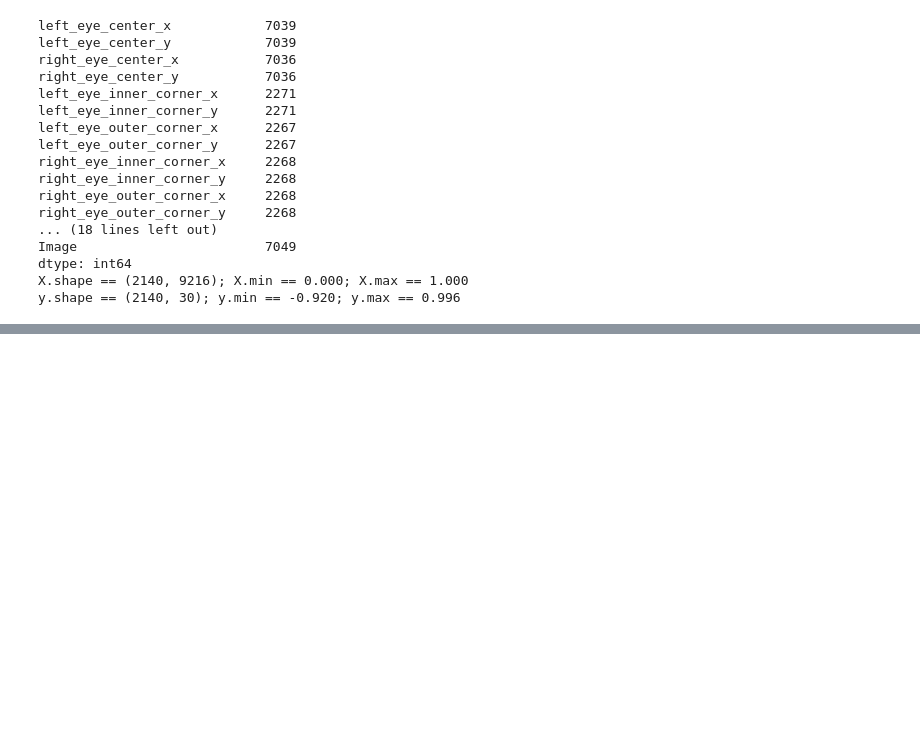
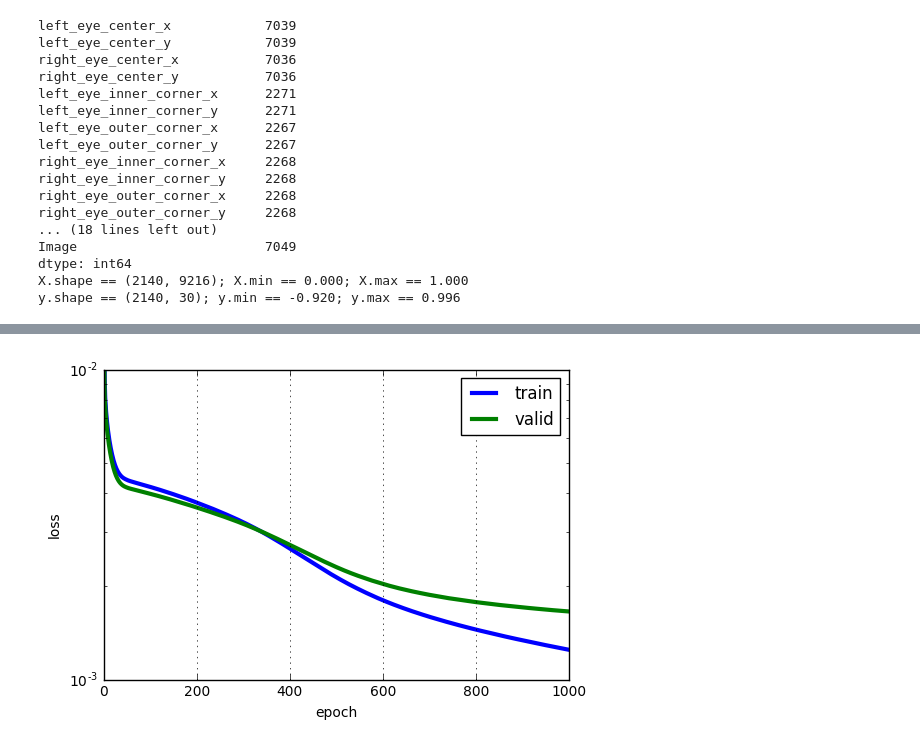
Before and after one commit to tingwenbao/Facial_KeyPoints_Detection, a Jupyter notebook: Baseline_Tingwen/Facial_Keypoints_Detection_Baseline_Tingwen.ipynb, the cells around one changed output, grey strips where cells are left out. Cells and saved outputs as stored; diff of their text form; code cells hidden in the pictures; blank space fills up the shorter version.

```diff
--- a/Baseline_Tingwen/Facial_Keypoints_Detection_Baseline_Tingwen.ipynb
+++ b/Baseline_Tingwen/Facial_Keypoints_Detection_Baseline_Tingwen.ipynb
@@ -139,0 +291,14 @@ NeuralNet(X_tensor_type=None,
+# %%
+train_loss = np.array([i["train_loss"] for i in net2.train_history_])
+valid_loss = np.array([i["valid_loss"] for i in net2.train_history_])
+pyplot.plot(train_loss, linewidth=3, label="train")
+pyplot.plot(valid_loss, linewidth=3, label="valid")
+pyplot.grid()
+pyplot.legend()
+pyplot.xlabel("epoch")
+pyplot.ylabel("loss")
+pyplot.ylim(1e-3, 1e-2)
+pyplot.yscale("log")
+pyplot.show()
+# %% [output]
+[figure, added]
```
Also changed, not shown: parts of 23 cells of this notebook, 1 other file.
